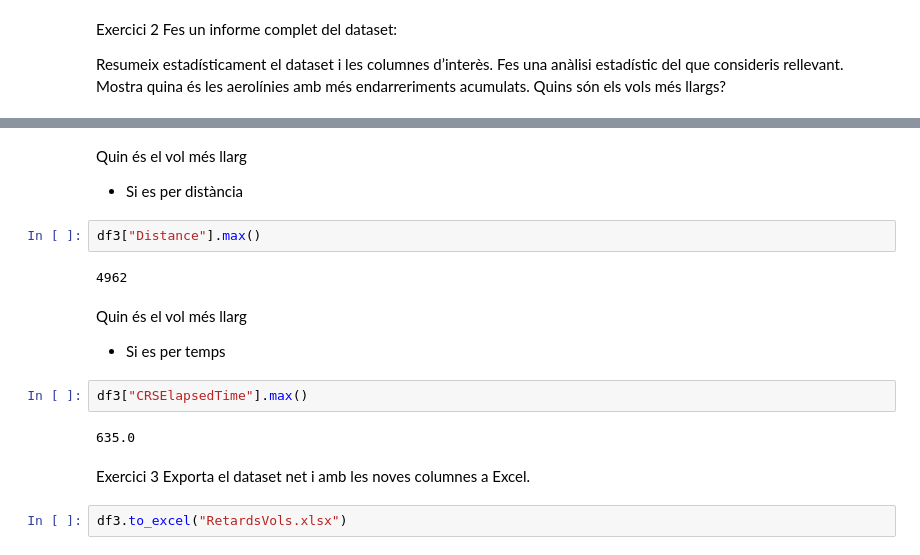
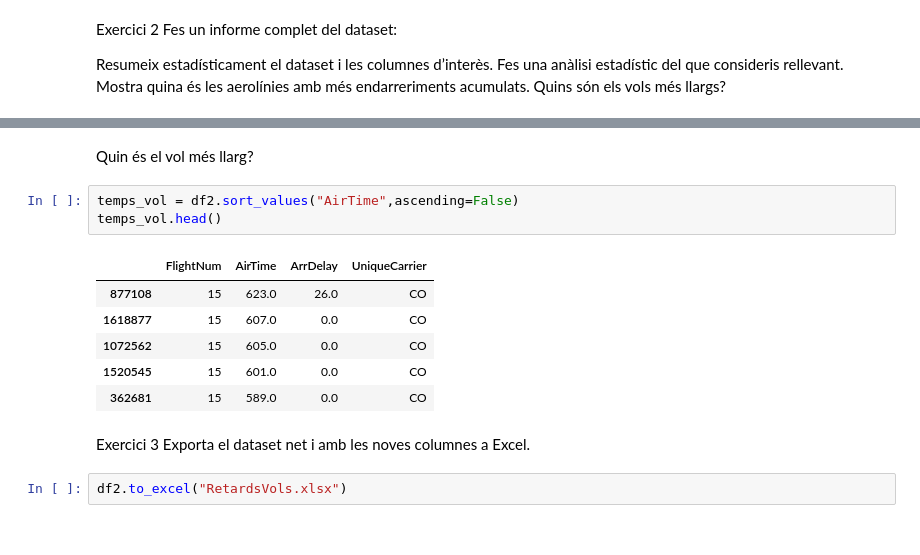
Before and after one commit to MariaAbb7/ProgramesCursPython_B2, a Jupyter notebook: Exercicis_Modul3_Pandas.ipynb, the cells around one changed output, grey strips where cells are left out. Saved outputs shown, nothing was run; the diff lists cells and outputs as text.

```diff
--- a/Exercicis_Modul3_Pandas.ipynb
+++ b/Exercicis_Modul3_Pandas.ipynb
@@ -279,19 +277,17 @@ df_retrasos.groupby("UniqueCarrier").count()
 # %% [markdown]
-Quin és el vol més llarg
-- Si es per distància
+Quin és el vol més llarg?
-# %%
-df3["Distance"].max()
-# %% [output]
-4962
-# %% [markdown]
-Quin és el vol més llarg
-- Si es per temps
-# %%
-df3["CRSElapsedTime"].max()
-# %% [output]
-635.0
+# %%
+temps_vol = df2.sort_values("AirTime",ascending=False)
+temps_vol.head()
+# %% [output]
+|  | FlightNum | AirTime | ArrDelay | UniqueCarrier |
+| 877108 | 15 | 623.0 | 26.0 | CO |
+| 1618877 | 15 | 607.0 | 0.0 | CO |
+| 1072562 | 15 | 605.0 | 0.0 | CO |
+| 1520545 | 15 | 601.0 | 0.0 | CO |
+| 362681 | 15 | 589.0 | 0.0 | CO |
 # %% [markdown]
 Exercici 3
 Exporta el dataset net i amb les noves columnes a Excel.
 # %%
-df3.to_excel("RetardsVols.xlsx")
+df2.to_excel("RetardsVols.xlsx")
```
Also changed, not shown: parts of 46 cells of this notebook.
